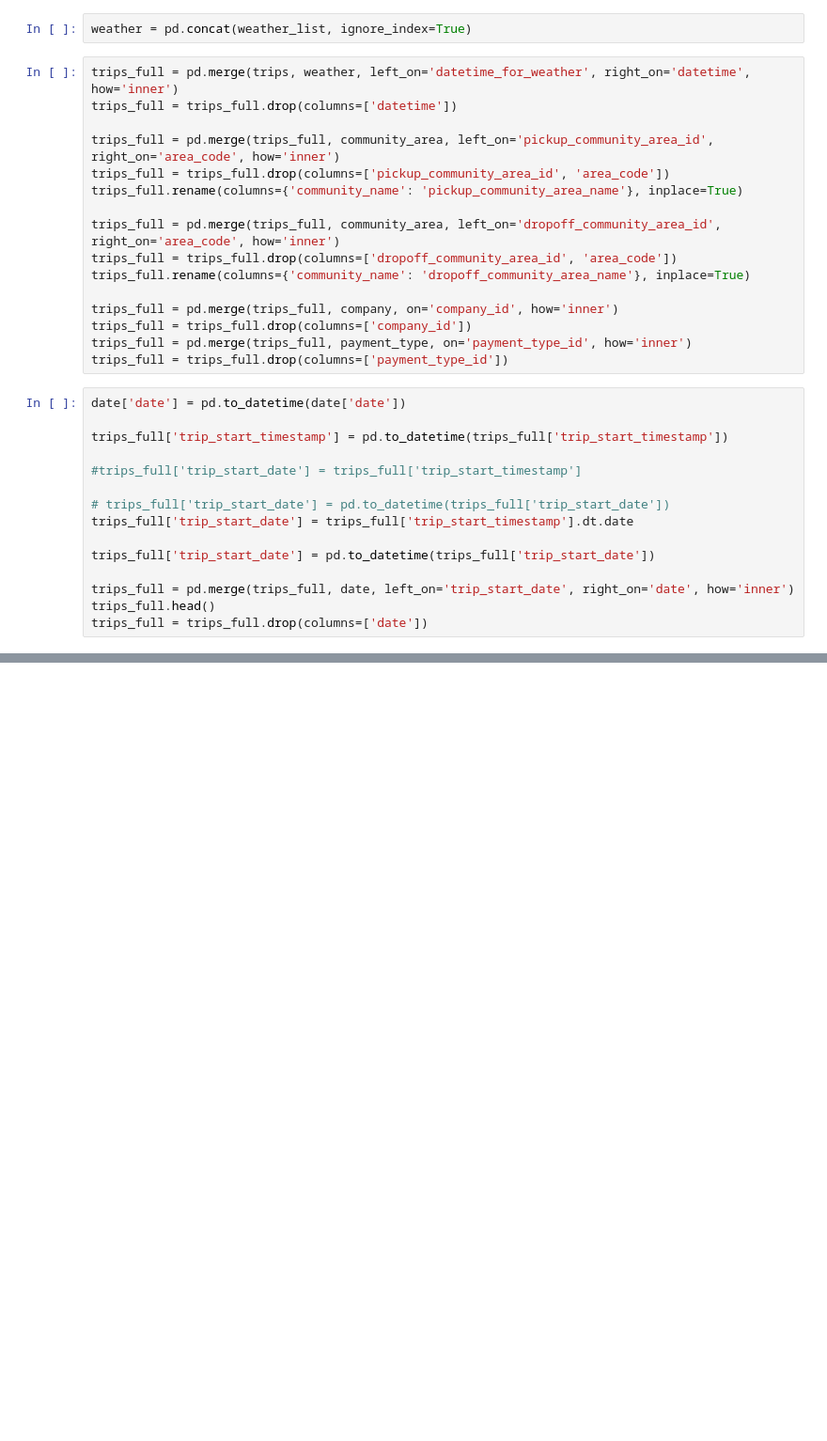
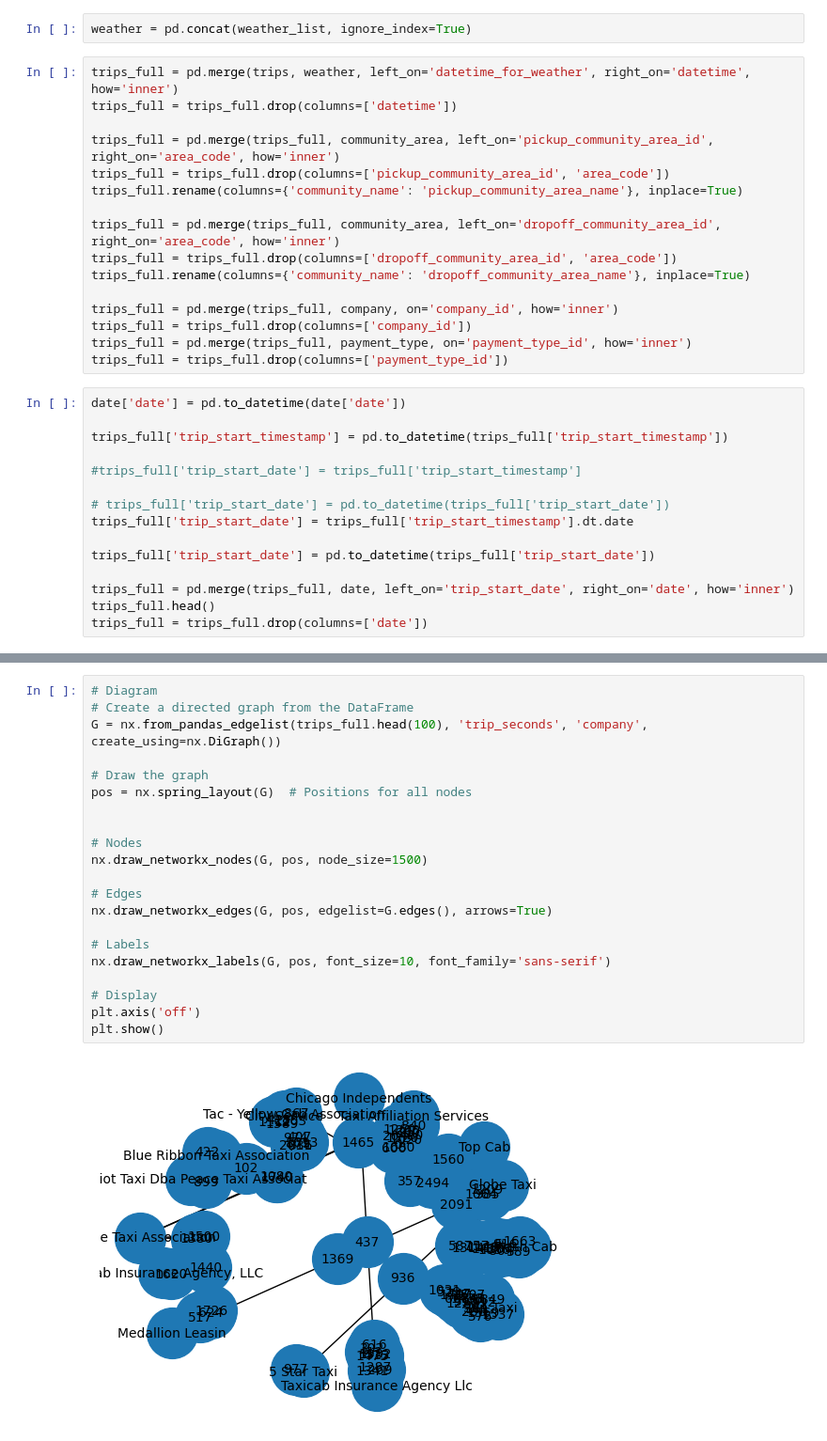
Before and after one commit to a8i9zm/Cubix_Data_Engineer, a Jupyter notebook: 08_local_visualization.ipynb, the cells around one changed output, grey strips where cells are left out. Shown: that part at 94% size. Saved outputs shown, nothing was run; the diff lists cells and outputs as text; blank space fills up the shorter version.

Commit message:
local_visualization has been updated

```diff
--- a/08_local_visualization.ipynb
+++ b/08_local_visualization.ipynb
@@ -137,3 +172,26 @@ trips_full.head()
 | 2 | f8aef1517ec3953a3805d0912f92f994e... | 9de14279ac4dc5696c73c13b07b0aaf2b... | 2024-03-15 23:45:00 | 2024-03-15T23:45:00.000 | 336 | 1.64 | 10.00 | ... |
 | 3 | efa623a2405100c731e62efc223d3c02d... | 8a999732f0972dda5aa358ad377427f0c... | 2024-03-15 23:45:00 | 2024-03-16T00:00:00.000 | 1370 | 5.51 | 18.50 | ... |
 | 4 | ebbf769b25db8056d8ffc0b27f982ac11... | 7ff3ea8c15d902e432f0f3ca3aab1d5f2... | 2024-03-15 23:45:00 | 2024-03-15T23:45:00.000 | 600 | 2.30 | 9.00 | ... |
+# %%
+# Diagram
+# Create a directed graph from the DataFrame
+G = nx.from_pandas_edgelist(trips_full.head(100), 'trip_seconds', 'company', create_using=nx.DiGraph())
+
+# Draw the graph
+pos = nx.spring_layout(G)  # Positions for all nodes
+
+
+# Nodes
+nx.draw_networkx_nodes(G, pos, node_size=1500)
+
+# Edges
+nx.draw_networkx_edges(G, pos, edgelist=G.edges(), arrows=True)
+
+# Labels
+nx.draw_networkx_labels(G, pos, font_size=10, font_family='sans-serif')
+
+# Display
+plt.axis('off')
+plt.show()
+# %% [output]
+[figure, added]
```
Also changed, not shown: parts of 4 cells of this notebook.
